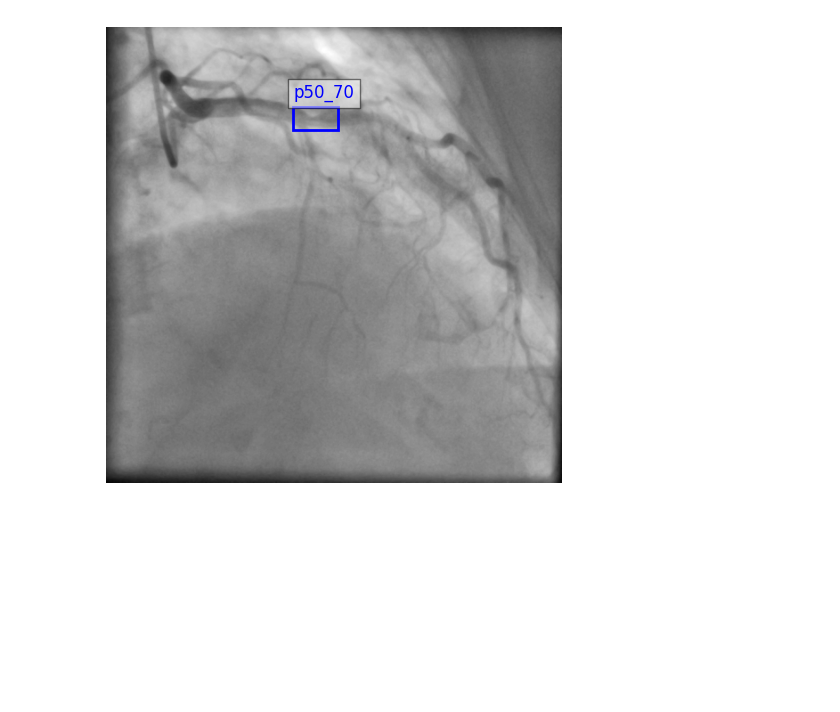
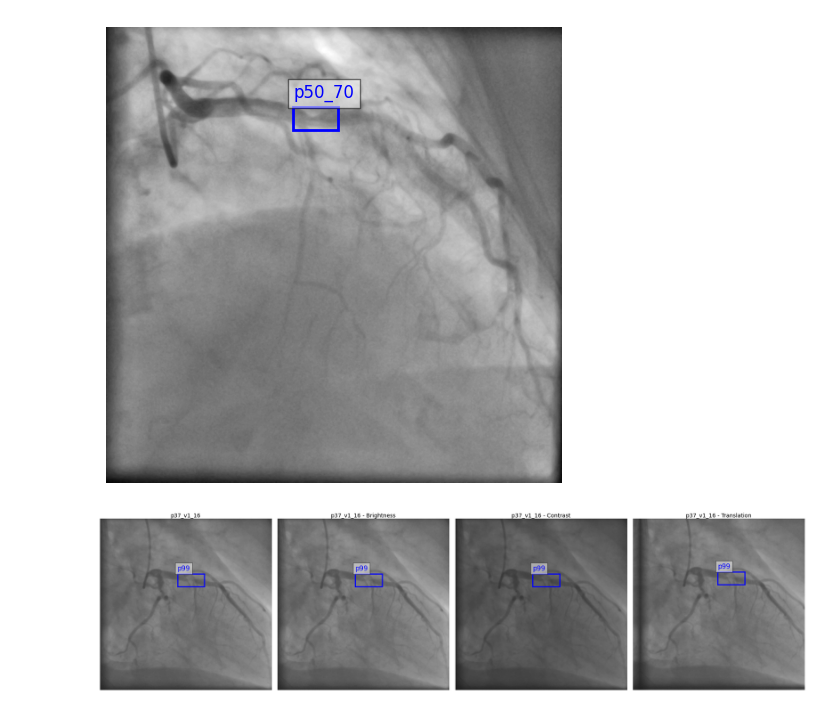
Before and after one commit to MarioPasc/Coronary_Angiography_Detection, a Jupyter notebook: scripts/see_images.ipynb, the cells around one changed output. Drawn from its saved outputs; the diff is of its cells as text; code cells hidden in the pictures; blank space fills up the shorter version.

Commit message:
Modify visualizations on see images

```diff
--- a/scripts/see_images.ipynb
+++ b/scripts/see_images.ipynb
@@ -74,3 +74,92 @@ plt.savefig(f'/home/mario/Python/Datasets/CADICA_Images/image_cadica_{patient_vi
 plt.show()
 # %% [output]
 [figure]
+# %%
+import matplotlib.pyplot as plt
+import cv2
+import os
+import pandas as pd
+
+def visualize_bounding_boxes_new(df, frame_path, title=None, ax=None):
+    """
+    Visualize bounding boxes for a given frame using the new CSV structure.
+
+    Args:
+        df (pd.DataFrame): DataFrame containing 'Frame_path' and 'Groundtruth_path'.
+        frame_path (str): Path to the frame image.
+        title (str): Custom title for the image.
+        ax (plt.Axes): Matplotlib axes for the plot.
+
+    Returns:
+        plt.Axes: Axes with the bounding boxes drawn.
+    """
+    # Filter the row based on the frame path
+    row = df[df['Frame_path'] == frame_path]
+    if row.empty:
+        raise ValueError(f"No data found for input: {frame_path}")
+
+    image_path = row.iloc[0]['Frame_path']
+    bbox_file_path = row.iloc[0]['Groundtruth_path']
+
+    if not os.path.exists(image_path):
+        raise FileNotFoundError(f"Image file not found: {image_path}")
+    if not os.path.exists(bbox_file_path):
+        raise FileNotFoundError(f"Ground truth file not found: {bbox_file_path}")
+
+    image = cv2.imread(image_path)
+    image = cv2.cvtColor(image, cv2.COLOR_BGR2RGB)
+
+    # Read and parse bounding box file
+    with open(bbox_file_path, 'r') as file:
+        bbox_data = file.readlines()
+
+    bboxes = []
+    for line in bbox_data:
+        parts = line.strip().split()
+        x, y, w, h = map(int, parts[:4])  # [x, y, w, h]
+        tag = parts[4]  # Tag for the bounding box
+        bboxes.append((x, y, w, h, tag))
+
+    if ax is None:
+        fig, ax = plt.subplots(figsize=(10, 10))
+    ax.imshow(image)
+    ax.axis('off')
+
+    # Draw bounding boxes
+    for (x, y, w, h, tag) in bboxes:
+        ax.add_patch(plt.Rectangle((x, y), w, h, linewidth=2, edgecolor='blue', facecolor='none'))
+        ax.text(x, y - 10, tag, color='blue', fontsize=12, bbox=dict(facecolor='white', alpha=0.5))
+
+    # Set the title
+    title = title if title else os.path.basename(frame_path)
+    ax.set_title(title, fontsize=10, pad=-10)
+    return ax
+
+fig, axes = plt.subplots(1, 4, figsize=(18, 6))
+
+data = pd.read_csv(filepath_or_buffer="/home/mario/Python/Datasets/CADICA_Project/information_dataset.csv")
+visualize_bounding_boxes(data, "p37_v1_16", ax=axes[0])
+
+# Load the new CSV
+data = pd.read_csv("/home/mario/Python/Datasets/CADICA_Project/CADICA_Augmented_Images/augmented_val.csv")
+
+# Example inputs
+inputs = [
+    {"frame_path": "/home/mario/Python/Datasets/CADICA_Project/CADICA_Augmented_Images/val/images/lesion/p37_v1/p37_v1_00016_brightness_2.png",
+     "title": "p37_v1_16 - Brightness"},
+    {"frame_path": "/home/mario/Python/Datasets/CADICA_Project/CADICA_Augmented_Images/val/images/lesion/p37_v1/p37_v1_00016_contrast_1.png",
+     "title": "p37_v1_16 - Contrast"},
+    {"frame_path": "/home/mario/Python/Datasets/CADICA_Project/CADICA_Augmented_Images/val/images/lesion/p37_v1/p37_v1_00016_translation_2.png",
+     "title": "p37_v1_16 - Translation"}
+]
+
+for i, input_data in enumerate(inputs):
+    frame_path = input_data["frame_path"]
+    title = input_data["title"]
+    visualize_bounding_boxes_new(data, frame_path, title=title, ax=axes[i+1])
+
+plt.tight_layout()
+plt.savefig(f'/home/mario/Python/Datasets/CADICA_Images/augmentation.pdf', bbox_inches='tight', pad_inches=0)
+plt.show()
+# %% [output]
+[figure, added]
```
Also changed, not shown: 4 other files.
